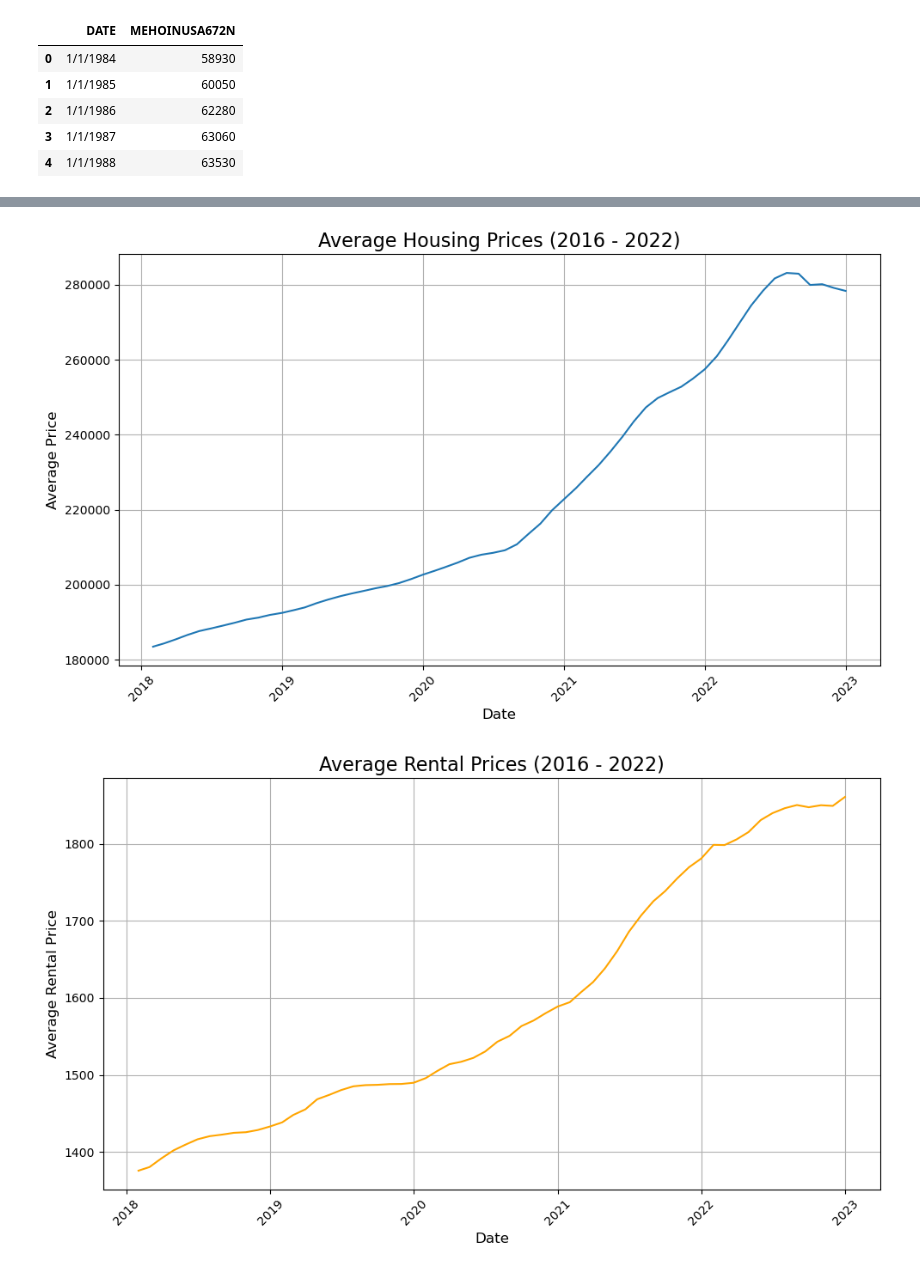
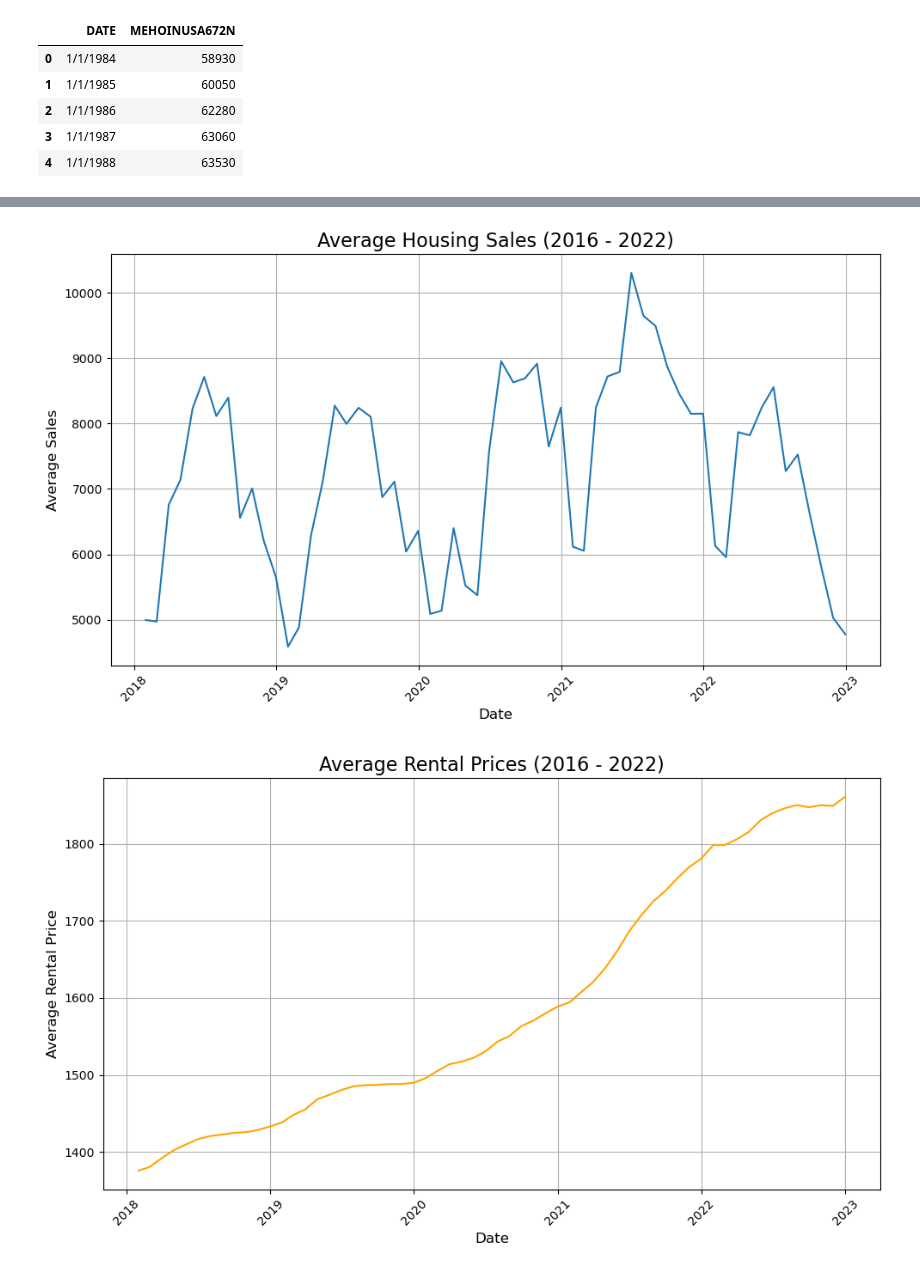
Before and after one commit to elgnol/RealEstate_Project_3, a Jupyter notebook: Analysis/Data_analysis - Taireagan.ipynb, the cells around one changed output, grey strips where cells are left out. Drawn from its saved outputs; the diff is of its cells as text; code cells hidden in the pictures.

```diff
--- a/Analysis/Data_analysis - Taireagan.ipynb
+++ b/Analysis/Data_analysis - Taireagan.ipynb
@@ -124,4 +119,4 @@ home_df_filtered
 # %%
 # Select columns for date rang (2018-2022)
-date_columns = [col for col in home_df_filtered.columns if '2018' in col or
+date_columns = [col for col in home_sales_df.columns if '2018' in col or
                 '2019' in col or '2020' in col or '2021' in col or '2022' in col]
@@ -128,30 +160,30 @@ date_columns = [col for col in home_df_filtered.columns if '2018' in col or
 # %%
 # calculate avg housing price for each month
-average_housing_prices = home_df_filtered[date_columns].mean()
+average_housing_sales = home_sales_df[date_columns].mean()
 # %%
 # Convert to a DataFrame
-average_housing_prices_df = average_housing_prices.reset_index()
-average_housing_prices_df.columns = ['Date', 'Average_Price']
+average_housing_sales_df = average_housing_sales.reset_index()
+average_housing_sales_df.columns = ['Date', 'Average_Sales']
 # %%
 # Convert the 'Date' column to datetime
-average_housing_prices_df['Date'] = pd.to_datetime(average_housing_prices_df['Date'], format='%Y-%m-%d')
+average_housing_sales_df['Date'] = pd.to_datetime(average_housing_sales_df['Date'], format='%Y-%m-%d')
 # %%
 # Plot average housing prices over time
 plt.figure(figsize=(10, 6))
-plt.plot(average_housing_prices_df['Date'], average_housing_prices_df['Average_Price'])
+plt.plot(average_housing_sales_df['Date'], average_housing_sales_df['Average_Sales'])
 
 # Add labels and title
-plt.title('Average Housing Prices (2016 - 2022)', fontsize=16)
+plt.title('Average Housing Sales (2016 - 2022)', fontsize=16)
 plt.xlabel('Date', fontsize=12)
-plt.ylabel('Average Price', fontsize=12)
+plt.ylabel('Average Sales', fontsize=12)
 plt.grid(True)
 
 # Display the plot
 plt.xticks(rotation=45)
 plt.tight_layout()
 plt.show()
 # %% [output]
-[figure, old version]
+[figure, new version]
 # %%
 # Select the columns for rental prices from 2016 to 2024
 rental_date_columns = [col for col in rental_df.columns if '2018' in col or
```
Also changed, not shown: parts of 23 cells of this notebook, 27 other files.
